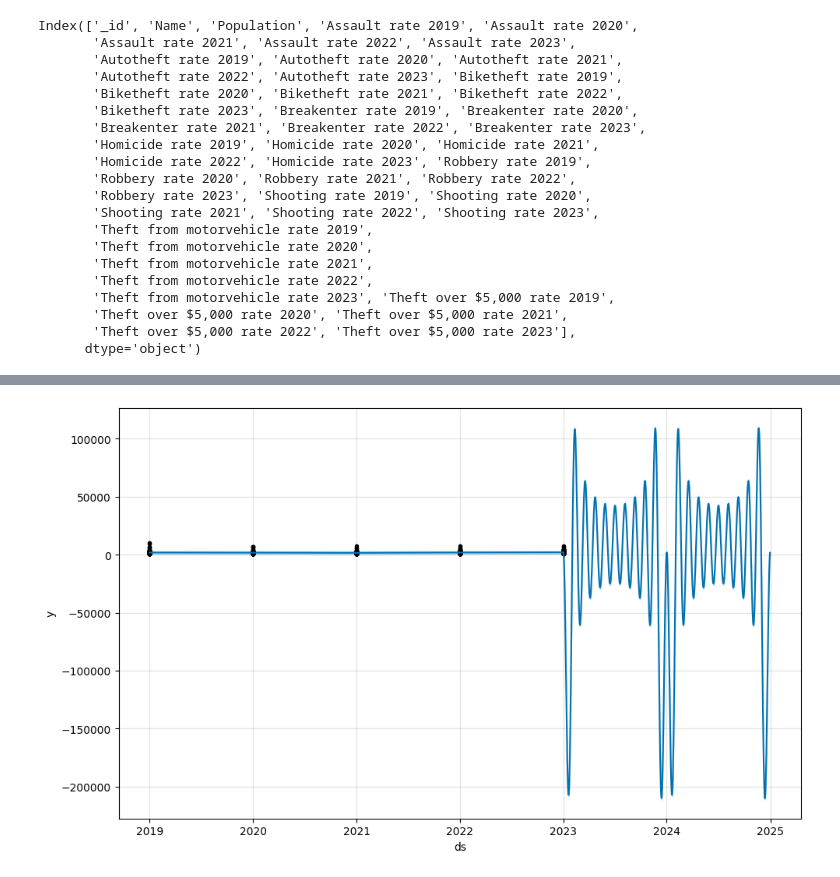
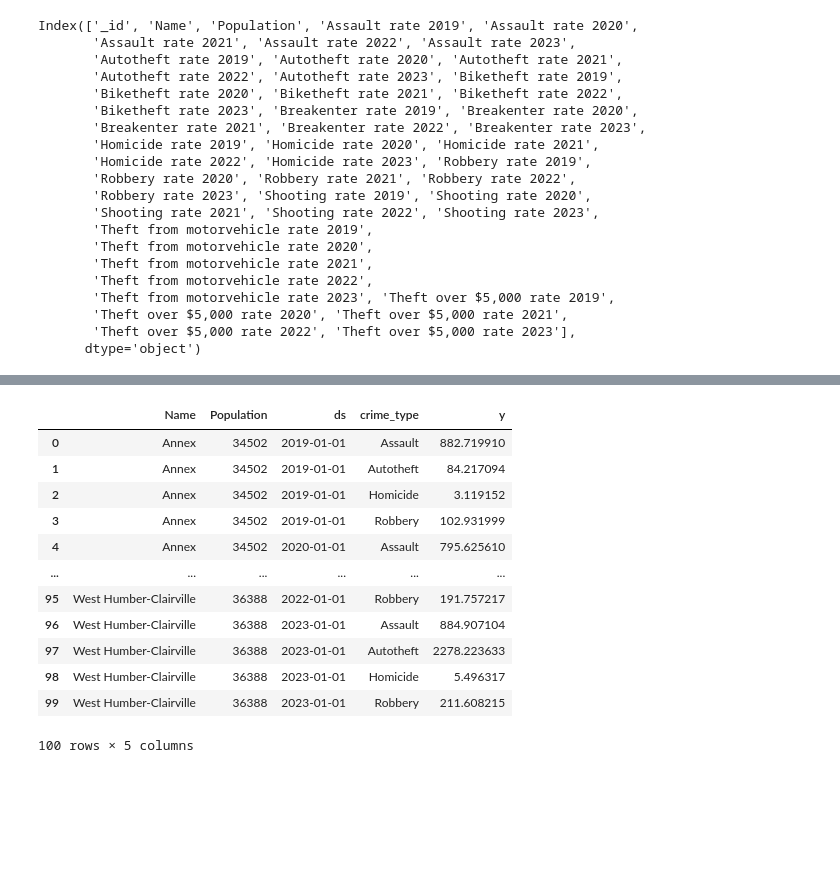
Before and after one commit to Esi-Akotia/toronto-neighbourhoods-proj4, a Jupyter notebook: Crime_ML.ipynb, the cells around one changed output, grey strips where cells are left out. Cells and saved outputs as stored; diff of their text form; code cells hidden in the pictures; blank space fills up the shorter version.

```diff
--- a/Crime_ML.ipynb
+++ b/Crime_ML.ipynb
@@ -178,4 +67,0 @@ INFO:cmdstanpy:Chain [1] done processing
-# %%
-fig1 = model.plot(forecast)
-# %% [output]
-[figure, removed]
@@ -231,0 +68,46 @@ fig1 = model.plot(forecast)
+# %%
+# Find out the top 5 populated neighborhoods
+top_neighborhoods = crime_data.sort_values(by="Population", ascending=False).head(5)["Name"].tolist()
+
+# Filter the DataFrame to keep only the top 5 populated neighborhoods
+crime_data_filtered = crime_data[crime_data["Name"].isin(top_neighborhoods)]
+
+# Drop all crime types except for assault, robbery, homicide, and auto theft
+crime_data_filtered = crime_data_filtered[['Name', 'Population',
+                                           'Assault rate 2019', 'Assault rate 2020', 'Assault rate 2021', 'Assault rate 2022', 'Assault rate 2023',
+                                           'Robbery rate 2019', 'Robbery rate 2020', 'Robbery rate 2021', 'Robbery rate 2022', 'Robbery rate 2023',
+                                           'Homicide rate 2019', 'Homicide rate 2020', 'Homicide rate 2021', 'Homicide rate 2022', 'Homicide rate 2023',
+                                           'Autotheft rate 2019', 'Autotheft rate 2020', 'Autotheft rate 2021', 'Autotheft rate 2022', 'Autotheft rate 2023']]
+
+# Reshape the data for Prophet modeling
+reshaped_dfs = []
+
+for crime_type in ['Assault', 'Robbery', 'Homicide', 'Autotheft']:
+    crime_cols = [col for col in crime_data_filtered.columns if crime_type.lower() in col.lower()]
+    crime_df = crime_data_filtered[['Name', 'Population'] + crime_cols].copy()
+    crime_df_melted = crime_df.melt(id_vars=['Name', 'Population'], var_name='Year', value_name='rate')
+    crime_df_melted['crime_type'] = crime_type
+    reshaped_dfs.append(crime_df_melted)
+
+crime_data_long = pd.concat(reshaped_dfs)
+crime_data_long['ds'] = pd.to_datetime(crime_data_long['Year'].str[-4:], format='%Y')
+crime_data_long.rename(columns={'rate': 'y'}, inplace=True)
+crime_data_long.drop(['Year'], axis=1, inplace=True)
+
+# Group by neighborhood and date, then aggregate the crime rates
+aggregated_crime_data = crime_data_long.groupby(['Name', 'Population', 'ds', 'crime_type']).agg({'y': 'sum'}).reset_index()
+aggregated_crime_data
+# %% [output]
+|  | Name | Population | ds | crime_type | y |
+| 0 | Annex | 34502 | 2019-01-01 | Assault | 882.719910 |
+| 1 | Annex | 34502 | 2019-01-01 | Autotheft | 84.217094 |
+| 2 | Annex | 34502 | 2019-01-01 | Homicide | 3.119152 |
+| 3 | Annex | 34502 | 2019-01-01 | Robbery | 102.931999 |
+| 4 | Annex | 34502 | 2020-01-01 | Assault | 795.625610 |
+| ... | ... | ... | ... | ... | ... |
+| 95 | West Humber-Clairville | 36388 | 2022-01-01 | Robbery | 191.757217 |
+| 96 | West Humber-Clairville | 36388 | 2023-01-01 | Assault | 884.907104 |
+| 97 | West Humber-Clairville | 36388 | 2023-01-01 | Autotheft | 2278.223633 |
+| 98 | West Humber-Clairville | 36388 | 2023-01-01 | Homicide | 5.496317 |
+| 99 | West Humber-Clairville | 36388 | 2023-01-01 | Robbery | 211.608215 |
+100 rows × 5 columns
```
Also changed, not shown: parts of 5 cells of this notebook.
